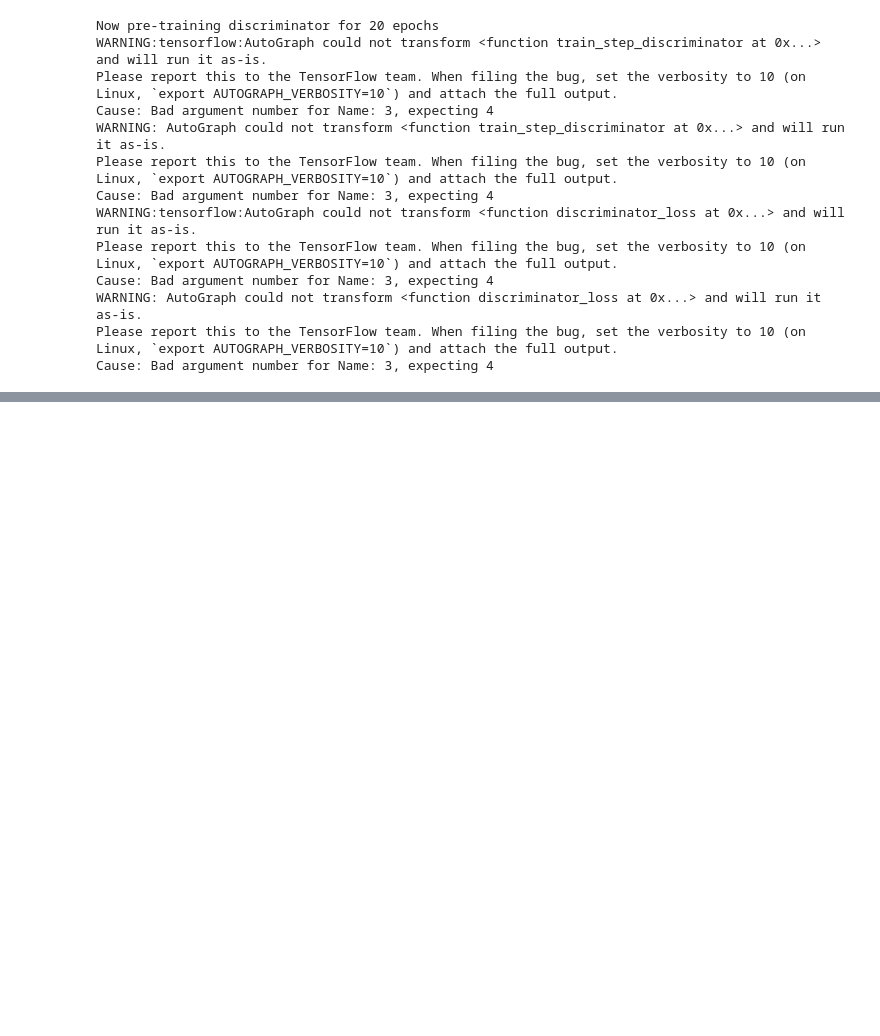
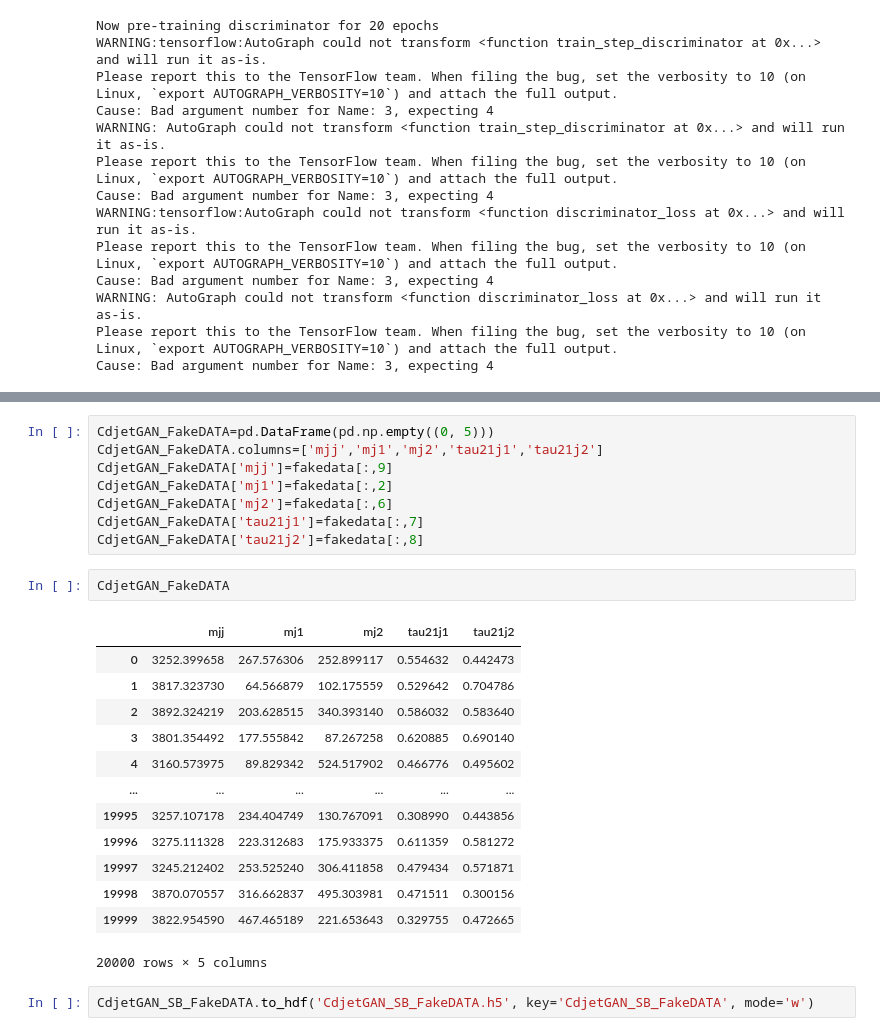
Before and after one commit to VinceLing0529/Anomaly-Detection, a Jupyter notebook: CDjetGAN.ipynb, the cells around one changed output, grey strips where cells are left out. Cells and saved outputs as stored; diff of their text form; blank space fills up the shorter version.

```diff
--- a/CDjetGAN.ipynb
+++ b/CDjetGAN.ipynb
@@ -613,0 +713,26 @@ Epoch 20:
+# %%
+CdjetGAN_FakeDATA=pd.DataFrame(pd.np.empty((0, 5)))
+CdjetGAN_FakeDATA.columns=['mjj','mj1','mj2','tau21j1','tau21j2']
+CdjetGAN_FakeDATA['mjj']=fakedata[:,9]
+CdjetGAN_FakeDATA['mj1']=fakedata[:,2]
+CdjetGAN_FakeDATA['mj2']=fakedata[:,6]
+CdjetGAN_FakeDATA['tau21j1']=fakedata[:,7]
+CdjetGAN_FakeDATA['tau21j2']=fakedata[:,8]
+# %%
+CdjetGAN_FakeDATA
+# %% [output]
+|  | mjj | mj1 | mj2 | tau21j1 | tau21j2 |
+| 0 | 3252.399658 | 267.576306 | 252.899117 | 0.554632 | 0.442473 |
+| 1 | 3817.323730 | 64.566879 | 102.175559 | 0.529642 | 0.704786 |
+| 2 | 3892.324219 | 203.628515 | 340.393140 | 0.586032 | 0.583640 |
+| 3 | 3801.354492 | 177.555842 | 87.267258 | 0.620885 | 0.690140 |
+| 4 | 3160.573975 | 89.829342 | 524.517902 | 0.466776 | 0.495602 |
+| ... | ... | ... | ... | ... | ... |
+| 19995 | 3257.107178 | 234.404749 | 130.767091 | 0.308990 | 0.443856 |
+| 19996 | 3275.111328 | 223.312683 | 175.933375 | 0.611359 | 0.581272 |
+| 19997 | 3245.212402 | 253.525240 | 306.411858 | 0.479434 | 0.571871 |
+| 19998 | 3870.070557 | 316.662837 | 495.303981 | 0.471511 | 0.300156 |
+| 19999 | 3822.954590 | 467.465189 | 221.653643 | 0.329755 | 0.472665 |
+20000 rows × 5 columns
+# %%
+CdjetGAN_SB_FakeDATA.to_hdf('CdjetGAN_SB_FakeDATA.h5', key='CdjetGAN_SB_FakeDATA', mode='w')
```
Also changed, not shown: parts of 12 cells of this notebook.
